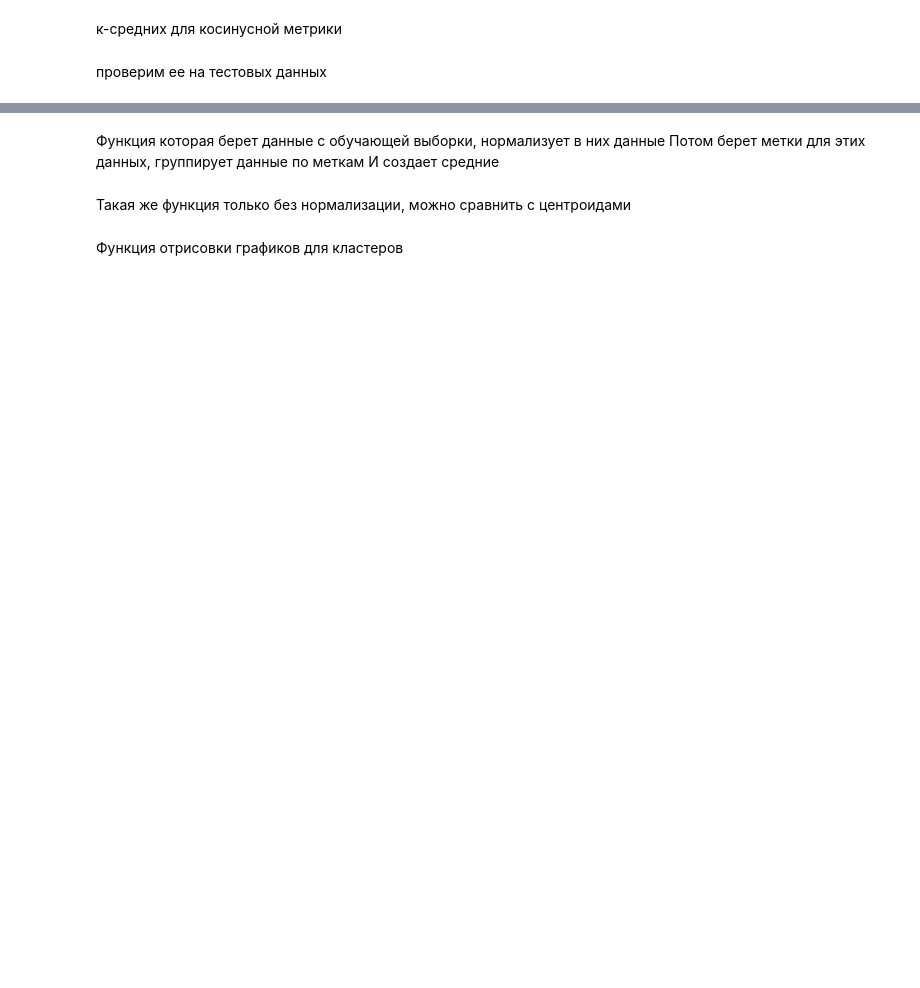
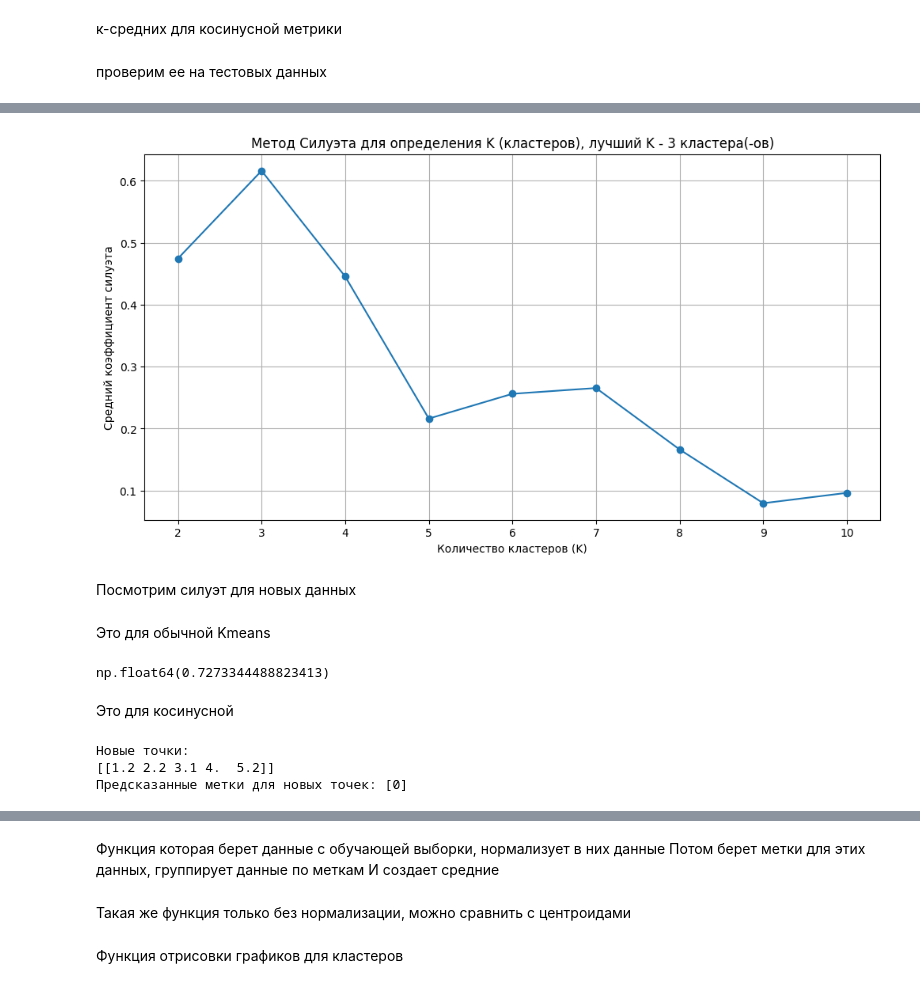
Before and after one commit to legendaOS/calculations, a Jupyter notebook: notebook.ipynb, the cells around one changed output, grey strips where cells are left out. Saved outputs shown, nothing was run; the diff lists cells and outputs as text; code cells hidden in the pictures; blank space fills up the shorter version.

```diff
--- a/notebook.ipynb
+++ b/notebook.ipynb
@@ -968,0 +1031,33 @@ plt.show()
+# %%
+
+visualise_silhouette_score(calcilate_silhouette_score(KMeansCosine, test_lists))
+# %% [output]
+[figure, added]
+# %% [markdown]
+Посмотрим силуэт для новых данных
+# %% [markdown]
+Это для обычной Kmeans
+# %%
+X_train_data = test_lists
+labels_train_data = my_labels
+calculate_silhouette_for_external_data(X_new_data, labels_new_data, X_train_data, labels_train_data)
+# %% [output]
+np.float64(0.7273344488823413)
+# %% [markdown]
+Это для косинусной
+# %%
+new_data_point2 = [1.2, 2.2, 3.1, 4.0, 5.2]  # Очень похожа на кластер 1
+
+# Объединяем новые точки в один массив (или список списков)
+X_new_data_cosine = np.array([
+    new_data_point1
+])
+
+# --- 4. Предсказание кластеров для НОВЫХ данных ---
+labels_new_data_cosine = my_kmeans_cosine.predict(X_new_data_cosine)
+print(f"\nНовые точки:\n{X_new_data_cosine}")
+print(f"Предсказанные метки для новых точек: {labels_new_data_cosine}")
+# %% [output]
+Новые точки:
+[[1.2 2.2 3.1 4.  5.2]]
+Предсказанные метки для новых точек: [0]
```
Also changed, not shown: parts of 19 cells of this notebook.
